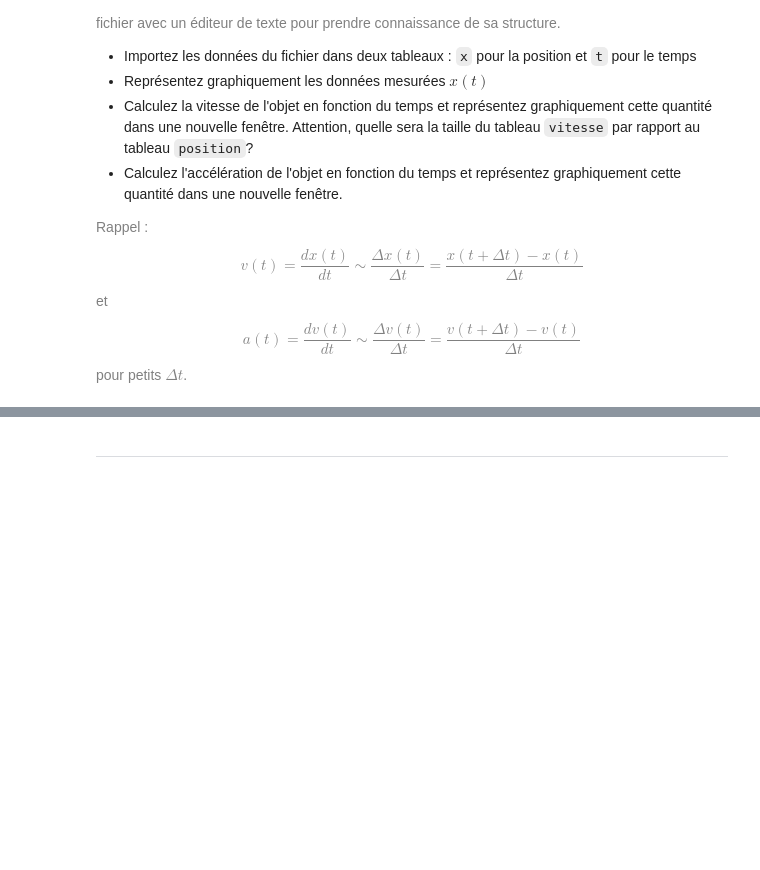
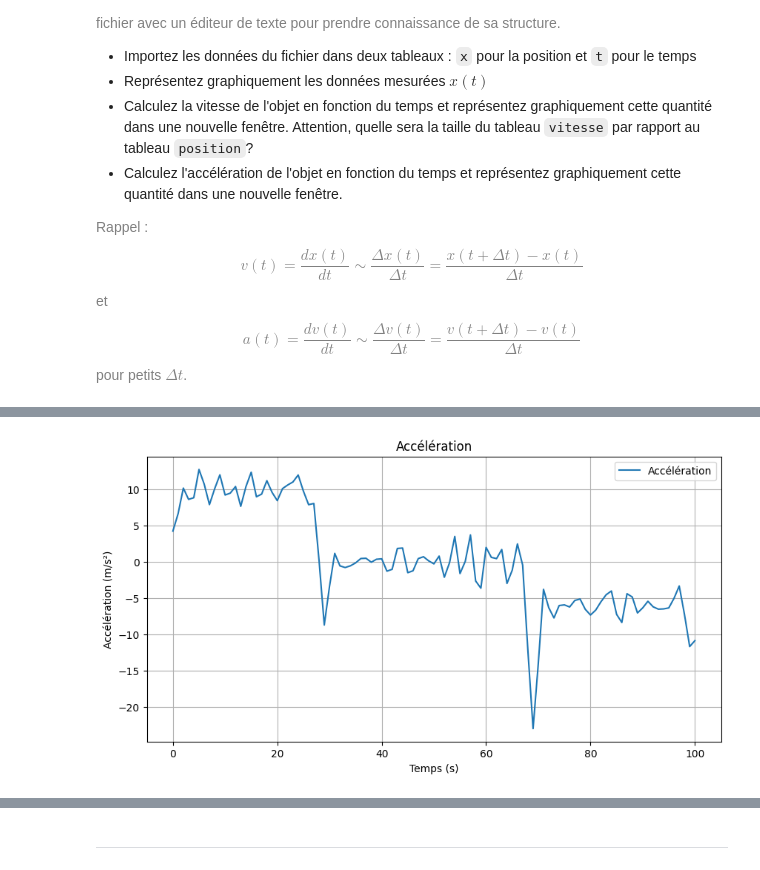
Before and after one commit to MatsuneMikuroi/ICS-2025, a Jupyter notebook: week7.ipynb, the cells around one changed output, grey strips where cells are left out. Saved outputs shown, nothing was run; the diff lists cells and outputs as text; code cells hidden in the pictures; blank space fills up the shorter version.

```diff
--- a/week7.ipynb
+++ b/week7.ipynb
@@ -148,0 +315,13 @@ Le fichier texte `horaire.txt` contient les données mesurées correspondant à
+# %%
+# Réponse au point d)
+A = np.gradient(V)  # Calcul de l'accélération
+plt.figure(figsize=(10, 5))  # Taille de la figure
+plt.plot(A, label='Accélération')
+plt.grid()  # Grille
+plt.xlabel('Temps (s)')
+plt.ylabel('Accélération (m/s²)')
+plt.title('Accélération')
+plt.legend()  # Légende
+data['acceleration'] = A  # Ajout de l'accélération au DataFrame
+# %% [output]
+[figure, added]
```
Also changed, not shown: parts of 42 cells of this notebook.
